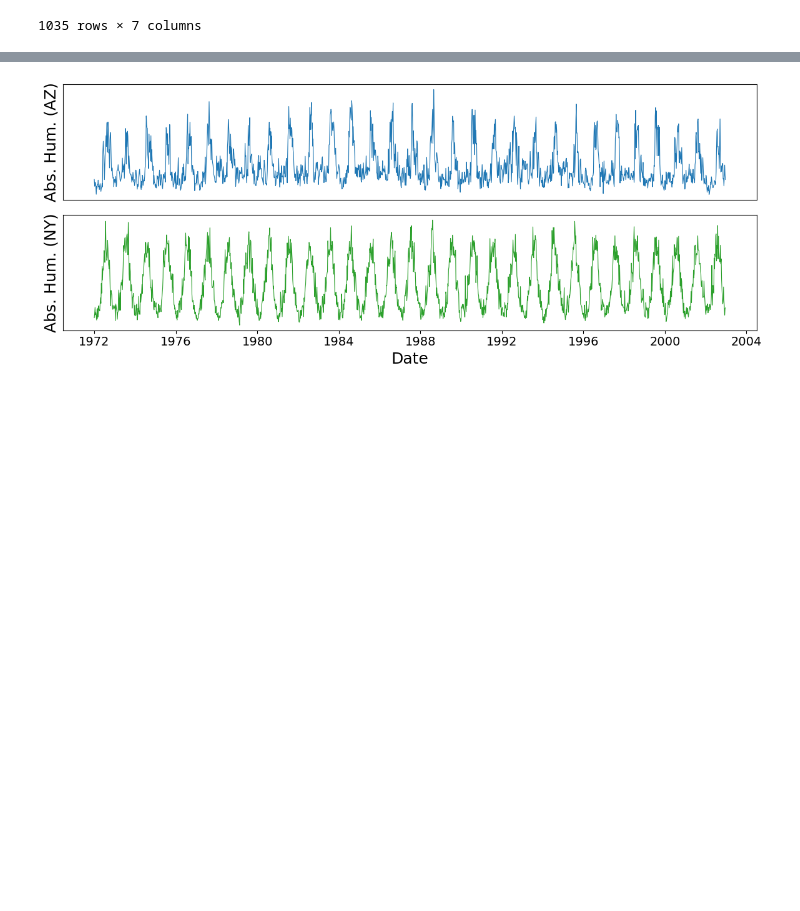
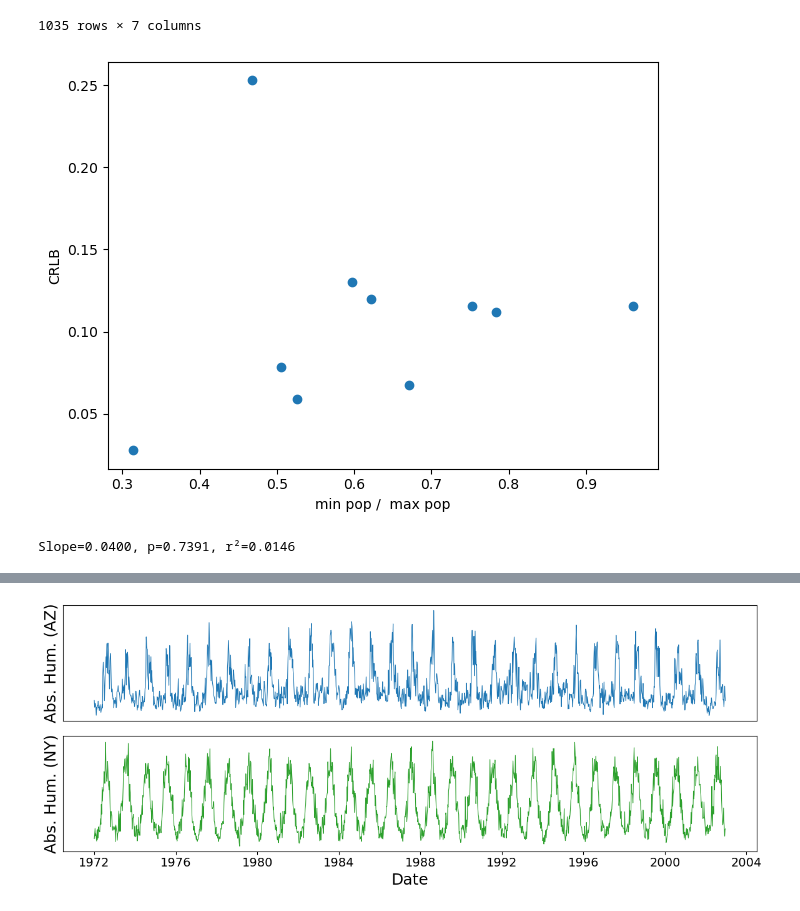
Before and after one commit to yairdaon/contacts, a Jupyter notebook: visualization_notebook.ipynb, the cells around one changed output, grey strips where cells are left out. Drawn from its saved outputs; the diff is of its cells as text; code cells hidden in the pictures; blank space fills up the shorter version.

```diff
--- a/visualization_notebook.ipynb
+++ b/visualization_notebook.ipynb
@@ -362,3 +364,76 @@ pairs.sort_values("phase_diff").query("state1 != 'NM' and state2 != 'NM'")#.phas
 | 491 | KS | MI | 2.352888e-01 | 0.295182 | 0.170783 | 6.253561 | 0.200407 |
 | 688 | MI | OK | 2.443518e-01 | 0.182243 | 6.253561 | 0.177210 | 0.206834 |
 1035 rows × 7 columns
+# %%
+# Population ratio and phase difference vs z-score
+import pandas as pd
+import numpy as np
+import matplotlib.pyplot as plt
+from glob import glob
+from scipy.stats import norm
+from src.helpers import crlb4std
+from src.data_loader import estimate_phase
+import us
+import seaborn as sns
+from scipy.stats import linregress
+
+# from scipy.stats  import norm
+# a = norm.isf(0.05)
+AKHI = ["AK", "HI" , "AZ"]
+CANY = ['CA','TX','FL','NY','PA','IL','OH','GA','NC','MI','NJ','VA','WA','AZ','MA','TN','IN','MD','MO','WI','CO','MN','SC','AL','LA']
+CANY = ['CA','TX','FL','NY','OH']
+res = pd.concat([pd.read_csv(f) for f in glob('outputs/states/*.csv')], ignore_index=True).query("state1 in @CANY and state2 in @CANY")
+
+# Populations
+pop_df = pd.read_csv('data/pni_mortality/populations.csv', parse_dates=['date'])
+pop_df['season'] = pop_df['date'].dt.year + 1
+avg_pop = pop_df.groupby('state')['population'].mean()
+
+# Phases
+phase_cache = {}
+for abbr in res['state1'].unique().tolist() + res['state2'].unique().tolist():
+    if abbr not in phase_cache:
+        state = us.states.lookup(abbr)
+        if state:
+            phase_cache[abbr] = estimate_phase(state.name)
+
+# Aggregate per pair
+pairs = []
+for (s1, s2), grp in res.groupby(['state1', 'state2']):
+    st1 = us.states.lookup(s1)
+    st2 = us.states.lookup(s2)
+    if st1 is None or st2 is None:
+        continue
+    p1 = avg_pop.get(st1.name, np.nan)
+    p2 = avg_pop.get(st2.name, np.nan)
+    if np.isnan(p1) or np.isnan(p2):
+        continue
+    pop_ratio = min(p1, p2) / max(p1, p2)
+    c = crlb4std(grp['crlb'].values)
+    th = grp['theta'].iloc[0]
+    pairs.append({'s1': s1,
+                  's2': s2,
+                  'pop_ratio': pop_ratio,
+                  'crlb': c})
+
+pairs = pd.DataFrame(pairs).dropna()#.query("pop_ratio > 0.5")
+#mins = pairs.groupby("pop_ratio").crlb.min()
+
+v = 'pop_ratio'
+plt.scatter(pairs[v], pairs['crlb'])
+plt.xlabel("min pop /  max pop")
+plt.ylabel("CRLB")
+#plt.xlim(0,0.2)
+#plt.ylim(0,0.2)
+#plt.scatter(mins.index, mins.values)
+#ax.set(xlabel=r"$\frac{\max(N_1,N_2)}{\min(N_1,N_2)}$", ylabel=r"$\sqrt{\mathrm{CRLB}}$", ylim=(0,0.2))
+plt.tight_layout()
+plt.savefig('pix/popratio_vs_crlb.png', dpi=150, bbox_inches='tight')
+plt.savefig('pix/popratio_vs_crlb.pdf', bbox_inches='tight')
+plt.show()
+
+slope, intercept, r, p, se = linregress(pairs[v], pairs['crlb'])
+print(f"Slope={slope:.4f}, p={p:.4f}, r²={r**2:.4f}")
+# %% [output]
+[figure, added]
+Slope=0.0400, p=0.7391, r²=0.0146
```
Also changed, not shown: parts of 8 cells of this notebook, 1 other file.
